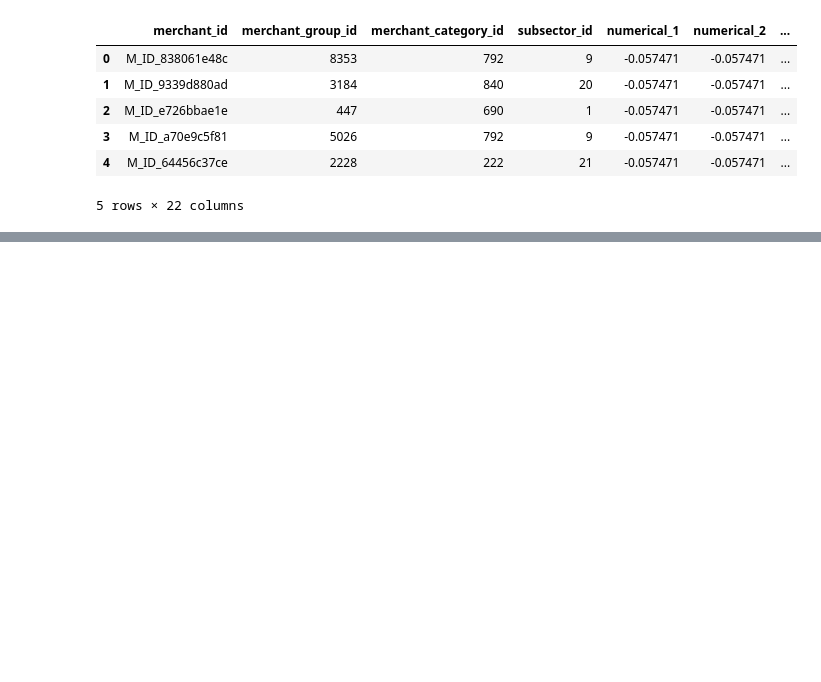
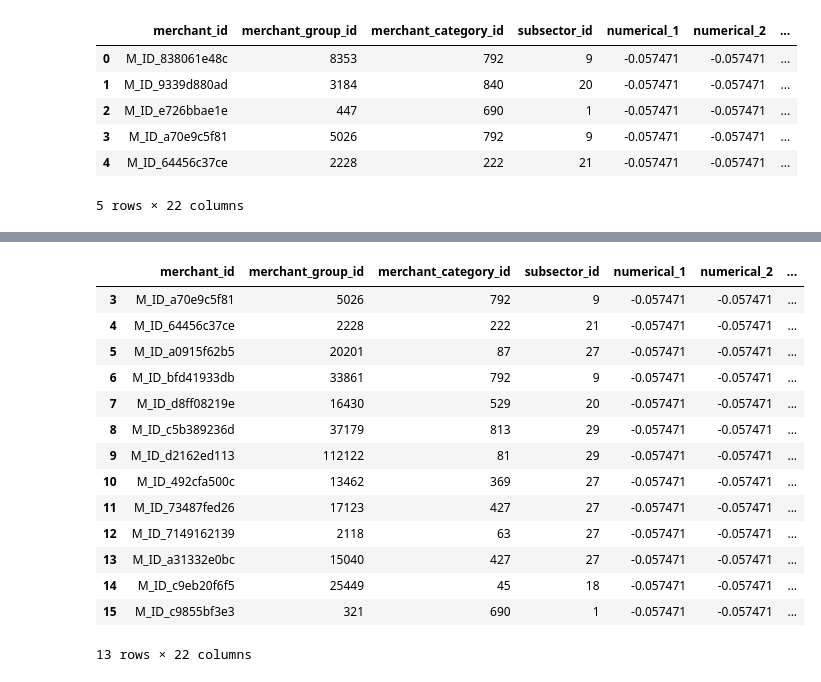
Before and after one commit to miniii222/kaggle, a Jupyter notebook: Elo_Merchant_Category_Recommendation/eda/1-4.EDA_merchants.ipynb, the cells around one changed output, grey strips where cells are left out. Saved outputs shown, nothing was run; the diff lists cells and outputs as text; code cells hidden in the pictures; blank space fills up the shorter version.

```diff
--- a/Elo_Merchant_Category_Recommendation/eda/1-4.EDA_merchants.ipynb
+++ b/Elo_Merchant_Category_Recommendation/eda/1-4.EDA_merchants.ipynb
@@ -5,7 +5,7 @@ import matplotlib.pyplot as plt
 # %%
 #id 변수 모두 character처리
 merchant = pd.read_csv('C:/Users/wjssm/Desktop/kaggle/Elo_Merchant_Category_Recommendation/data/merchants.csv',
-                         dtype = {'city_id':np.str, 'merchant_category_id':np.str,
+                         dtype = {'city_id':np.str, 'merchant_category_id':np.str, 'subsector_id':np.str,
                                   'merchant_id':np.str,'state_id':np.str, 'merchant_group_id':np.str})
 merchant.head()
 # %% [output]
@@ -18,0 +55,19 @@ merchant.head()
+# %%
+#avg_sales_lag3, avg_sales_lag6, avg_sales_lag12 NA값이 정확히 겹침
+merchant.loc[merchant['avg_sales_lag3'].isnull(), :]
+# %% [output]
+|  | merchant_id | merchant_group_id | merchant_category_id | subsector_id | numerical_1 | numerical_2 | ... |
+| 3 | M_ID_a70e9c5f81 | 5026 | 792 | 9 | -0.057471 | -0.057471 | ... |
+| 4 | M_ID_64456c37ce | 2228 | 222 | 21 | -0.057471 | -0.057471 | ... |
+| 5 | M_ID_a0915f62b5 | 20201 | 87 | 27 | -0.057471 | -0.057471 | ... |
+| 6 | M_ID_bfd41933db | 33861 | 792 | 9 | -0.057471 | -0.057471 | ... |
+| 7 | M_ID_d8ff08219e | 16430 | 529 | 20 | -0.057471 | -0.057471 | ... |
+| 8 | M_ID_c5b389236d | 37179 | 813 | 29 | -0.057471 | -0.057471 | ... |
+| 9 | M_ID_d2162ed113 | 112122 | 81 | 29 | -0.057471 | -0.057471 | ... |
+| 10 | M_ID_492cfa500c | 13462 | 369 | 27 | -0.057471 | -0.057471 | ... |
+| 11 | M_ID_73487fed26 | 17123 | 427 | 27 | -0.057471 | -0.057471 | ... |
+| 12 | M_ID_7149162139 | 2118 | 63 | 27 | -0.057471 | -0.057471 | ... |
+| 13 | M_ID_a31332e0bc | 15040 | 427 | 27 | -0.057471 | -0.057471 | ... |
+| 14 | M_ID_c9eb20f6f5 | 25449 | 45 | 18 | -0.057471 | -0.057471 | ... |
+| 15 | M_ID_c9855bf3e3 | 321 | 690 | 1 | -0.057471 | -0.057471 | ... |
+13 rows × 22 columns
```
Also changed, not shown: parts of 4 cells of this notebook.
